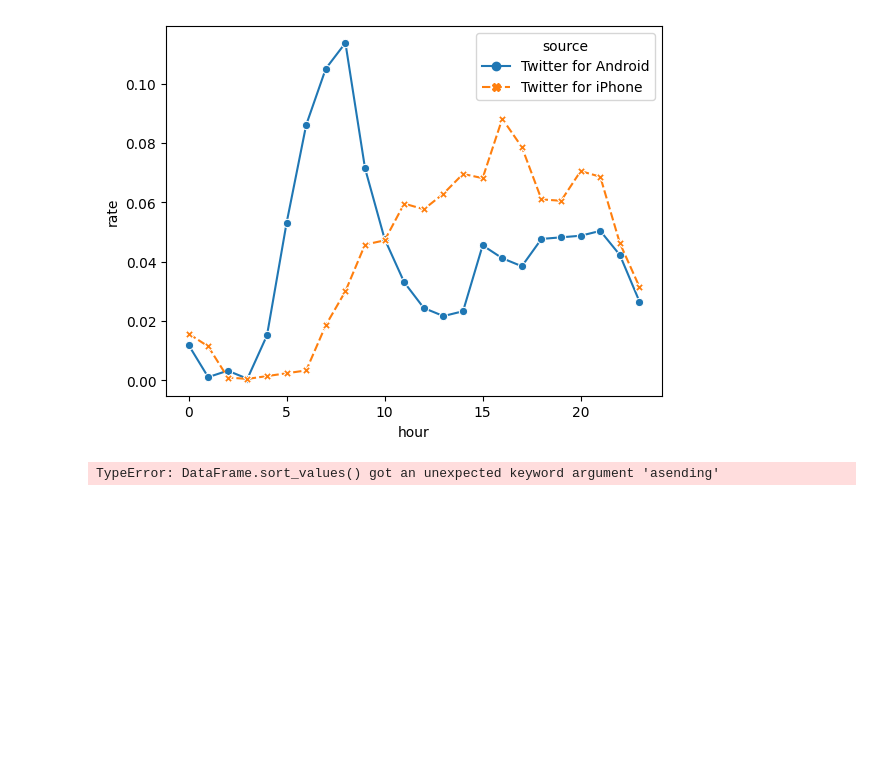
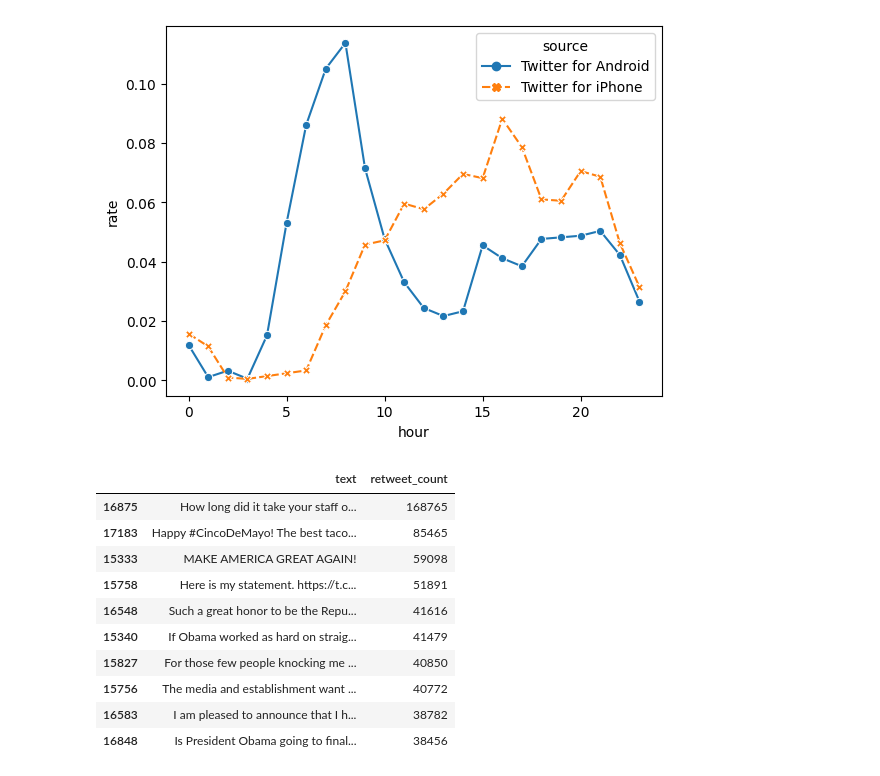
Before and after one commit to arnaldochm/nlp_task, a Jupyter notebook: notebooks/notebook.ipynb, the cells around one changed output. Drawn from its saved outputs; the diff is of its cells as text; code cells hidden in the pictures; blank space fills up the shorter version.

```diff
--- a/notebooks/notebook.ipynb
+++ b/notebooks/notebook.ipynb
@@ -186,6 +186,16 @@ plt.show()
 # %% [output]
 [figure]
 # %%
-df.sort_values(by='retweet_count',ass=False)[['text','retweet_count']][:10]
+df.sort_values(by='retweet_count',ascending=False)[['text','retweet_count']][:10]
 # %% [output]
-TypeError: DataFrame.sort_values() got an unexpected keyword argument 'asending'
+|  | text | retweet_count |
+| 16875 | How long did it take your staff o... | 168765 |
+| 17183 | Happy #CincoDeMayo! The best taco... | 85465 |
+| 15333 | MAKE AMERICA GREAT AGAIN! | 59098 |
+| 15758 | Here is my statement. https://t.c... | 51891 |
+| 16548 | Such a great honor to be the Repu... | 41616 |
+| 15340 | If Obama worked as hard on straig... | 41479 |
+| 15827 | For those few people knocking me ... | 40850 |
+| 15756 | The media and establishment want ... | 40772 |
+| 16583 | I am pleased to announce that I h... | 38782 |
+| 16848 | Is President Obama going to final... | 38456 |
```
Also changed, not shown: parts of 2 cells of this notebook.
